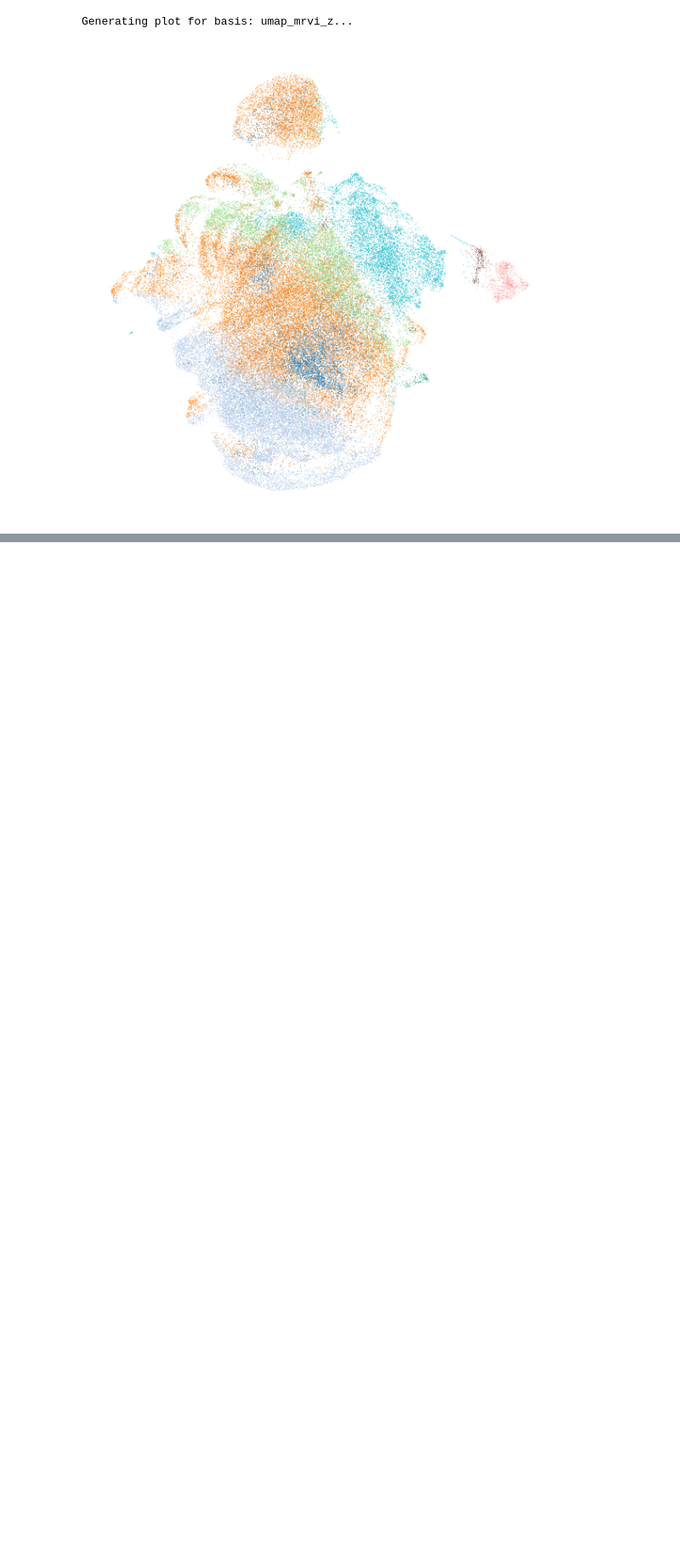
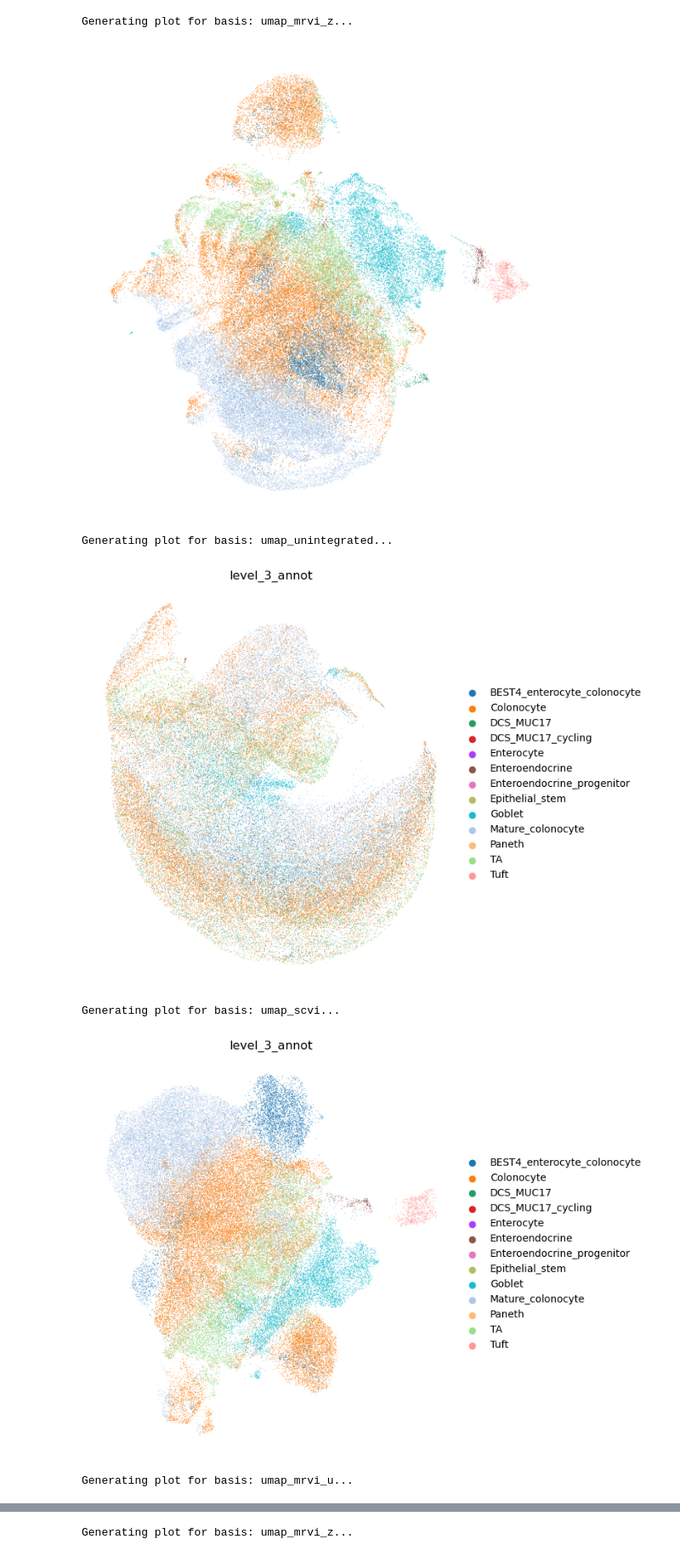
Before and after one commit to Melirie/masters_nextflow_pipeline, a Jupyter notebook: final_plots/figure_3a.ipynb, the cells around one changed output, grey strips where cells are left out. Shown at 85% size. Saved outputs shown, nothing was run; the diff lists cells and outputs as text; code cells hidden in the pictures; blank space fills up the shorter version.

```diff
--- a/final_plots/figure_3a.ipynb
+++ b/final_plots/figure_3a.ipynb
@@ -73,3 +63,40 @@ Generating plot for basis: umap_mrvi_u...
 [figure]
 Generating plot for basis: umap_mrvi_z...
 [figure]
+# %%
+# Loop through each integration base method
+for base in base_methods:
+    current_basis = f"umap_{base}"
+
+    # Print current status so you know what is rendering
+    print(f"Generating plot for basis: {current_basis}...")
+
+    # Set up a clean, single-plot figure for each method
+    fig, ax = plt.subplots(figsize=(8, 6))  # Slightly widened to accommodate the legend gracefully
+
+    # Plot the embedding directly to the notebook cell (With Labels & Legends restored)
+    sc.pl.embedding(
+        adata,
+        basis=current_basis,
+        color="level_3_annot",
+        ax=ax,
+        show=False,
+        legend_loc="right margin",  # Restores the cell type legend on the right margin
+        frameon=False,
+    )
+
+    # Restoring axis labels dynamically based on the current basis
+    ax.set_xlabel(f"{current_basis.upper()} 1")
+    ax.set_ylabel(f"{current_basis.upper()} 2")
+
+    plt.tight_layout()
+
+    # Force the notebook to display this specific plot before moving to the next iteration
+    plt.show()
+    plt.close(fig)
+# %% [output]
+Generating plot for basis: umap_unintegrated...
+[figure, added]
+Generating plot for basis: umap_scvi...
+[figure, added]
+Generating plot for basis: umap_mrvi_u...
@@ -75,0 +104 @@ Generating plot for basis: umap_mrvi_z...
+Generating plot for basis: umap_mrvi_z...
```
Also changed, not shown: parts of 3 cells of this notebook.
